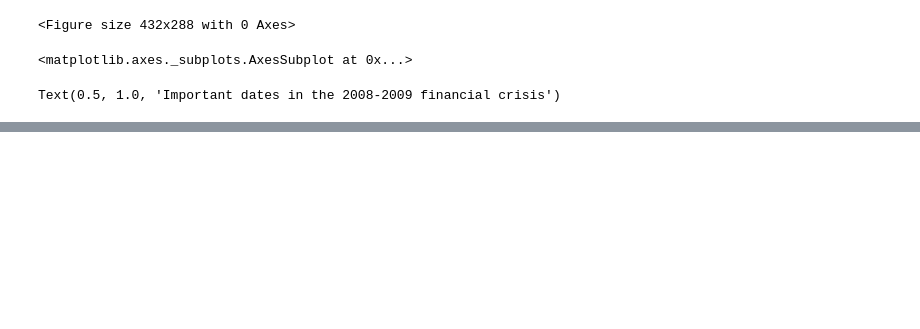
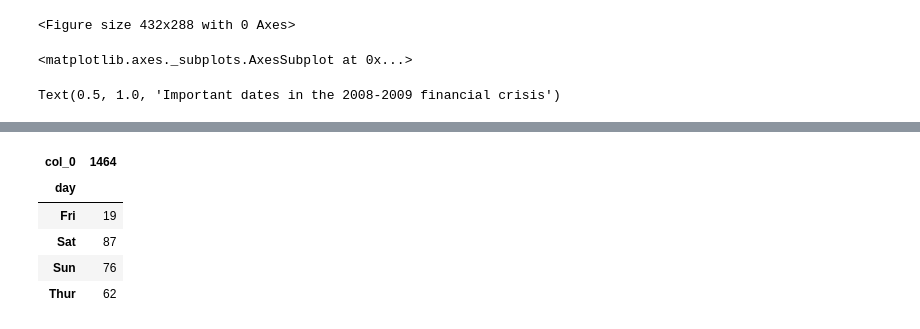
Before and after one commit to OceanGZY/MachineLearning, a Jupyter notebook: 绘图和可视化.ipynb, the cells around one changed output, grey strips where cells are left out. Drawn from its saved outputs; the diff is of its cells as text; code cells hidden in the pictures; blank space fills up the shorter version.

```diff
--- a/绘图和可视化.ipynb
+++ b/绘图和可视化.ipynb
@@ -64,0 +94,9 @@ Text(0.5, 1.0, 'Important dates in the 2008-2009 financial crisis')
+# %%
+party_counts
+# %% [output]
+| col_0 | 1464 |
+| day |  |
+| Fri | 19 |
+| Sat | 87 |
+| Sun | 76 |
+| Thur | 62 |
```
Also changed, not shown: parts of 9 cells of this notebook, 4 other files.
